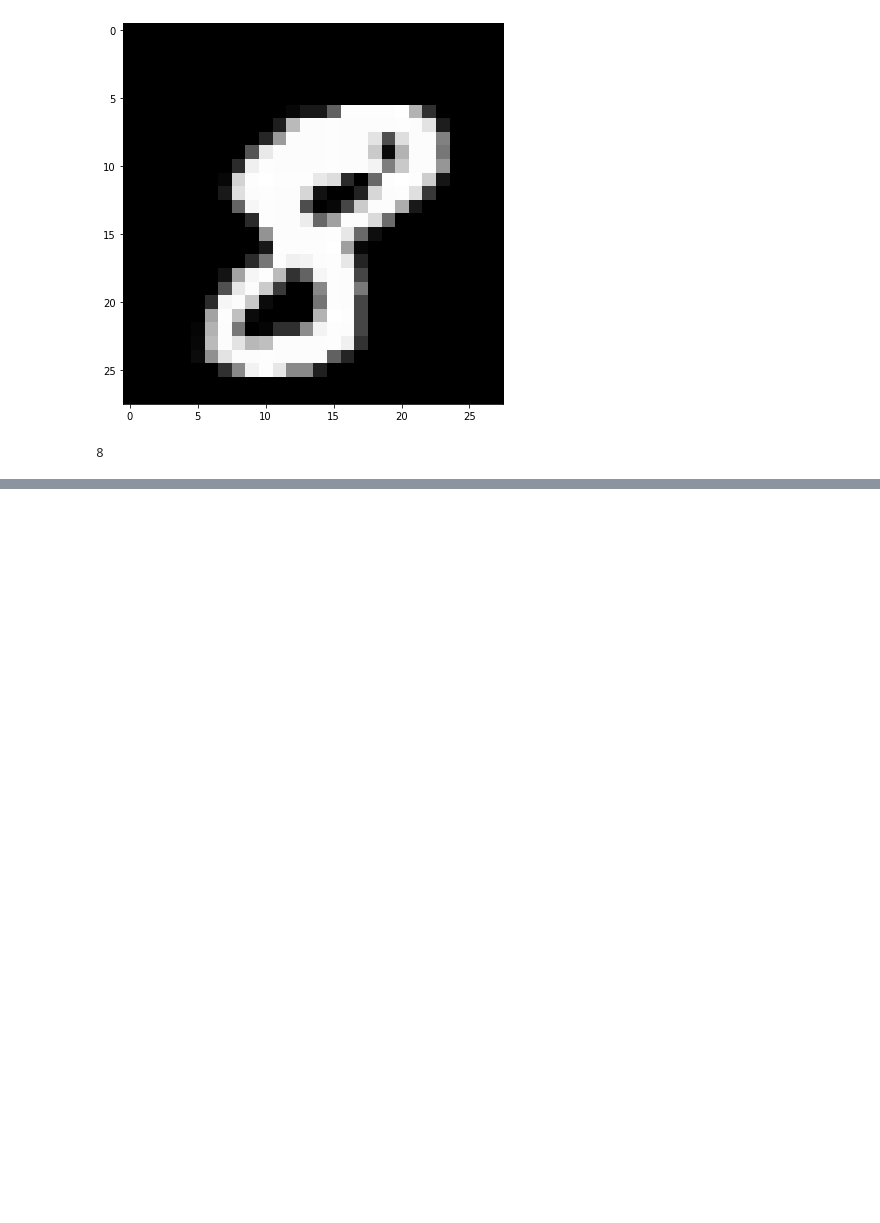
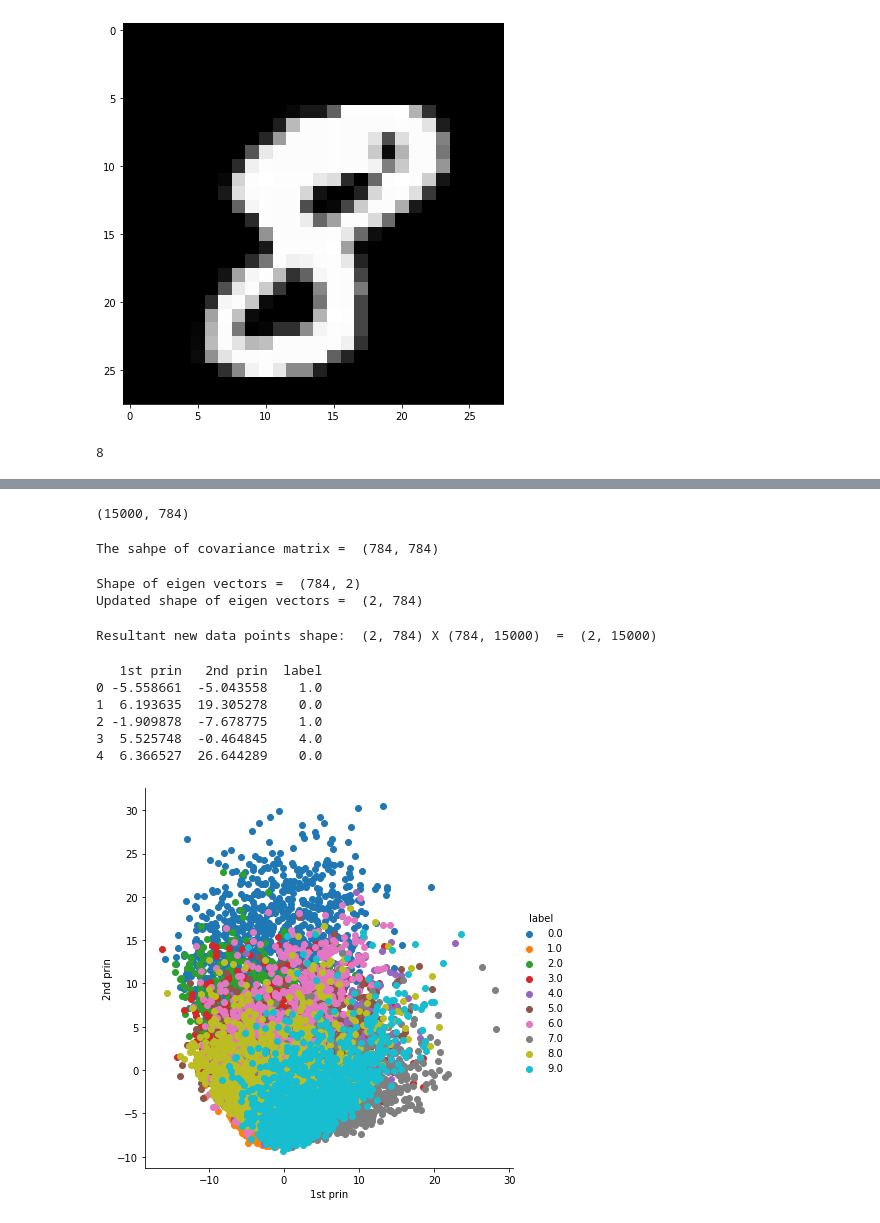
Before and after one commit to brijrajgohil/DataScienceProjects, a Jupyter notebook: AI/DimensionalityReduction/DimensionalityReduction.ipynb, the cells around one changed output, grey strips where cells are left out. Drawn from its saved outputs; the diff is of its cells as text; code cells hidden in the pictures; blank space fills up the shorter version.

```diff
--- a/AI/DimensionalityReduction/DimensionalityReduction.ipynb
+++ b/AI/DimensionalityReduction/DimensionalityReduction.ipynb
@@ -52,0 +61,71 @@ print(l[idx])
+# %%
+# Data-preprocessing : Standardization
+from sklearn.preprocessing import StandardScaler
+standardized_data = StandardScaler().fit_transform(data)
+print(standardized_data.shape)
+# %% [output]
+(15000, 784)
+# %%
+# Find the co-variance matrix : A^T * A
+sample_data = standardized_data
+
+# matrix multiplication using numpy
+covar_matrix = np.matmul(sample_data.T, sample_data)
+
+print("The sahpe of covariance matrix = ", covar_matrix.shape)
+# %% [output]
+The sahpe of covariance matrix =  (784, 784)
+# %%
+# Finding the top two eigen-values and corresponding eigen-vectors
+# for projecting onto a 2-D space
+
+from scipy.linalg import eigh
+
+# the parameter 'eigvals' is defined (low value to high value)
+# eigh function will return the eigen values in ascending order
+# this code generates only the top two (782, 783) eigenvalues
+# index starts at 0
+values, vectors = eigh(covar_matrix, eigvals = (782, 783))
+
+print("Shape of eigen vectors = ", vectors.shape)
+# converting the eigen vectors into (2,d) shape for easyness of further computations
+vectors = vectors.T
+
+print("Updated shape of eigen vectors = ", vectors.shape)
+# here the vectors[1] represent the eigen vector corresponding 1st principal eigen vector
+# here the vectors[0] represent the eigen vector corresponding 2nd principal eigen vector
+# %% [output]
+Shape of eigen vectors =  (784, 2)
+Updated shape of eigen vectors =  (2, 784)
+# %%
+# projecting the original data sample on the plane
+# formed by two principal eigen vectors by vector-vector multiplication
+import matplotlib.pyplot as plt
+new_coordinates = np.matmul(vectors, sample_data.T)
+
+print("Resultant new data points shape: ", vectors.shape, "X", sample_data.T.shape, " = ", new_coordinates.shape)
+# %% [output]
+Resultant new data points shape:  (2, 784) X (784, 15000)  =  (2, 15000)
+# %%
+import pandas as pd
+
+# appending label to the 2D projected data
+new_coordinates = np.vstack((new_coordinates, labels)).T
+
+# creating a new data frame for plotting the labeled points
+dataframe = pd.DataFrame(data = new_coordinates, columns=("1st prin", "2nd prin", "label"))
+print(dataframe.head())
+# %% [output]
+   1st prin   2nd prin  label
+0 -5.558661  -5.043558    1.0
+1  6.193635  19.305278    0.0
+2 -1.909878  -7.678775    1.0
+3  5.525748  -0.464845    4.0
+4  6.366527  26.644289    0.0
+# %%
+# plotting the 2d data points with seaborn
+import seaborn as sns
+sns.FacetGrid(dataframe, hue="label", height=6).map(plt.scatter, "1st prin", "2nd prin").add_legend()
+plt.show()
+# %% [output]
+[figure, added]
```
Also changed, not shown: parts of 5 cells of this notebook, 1 other file.
